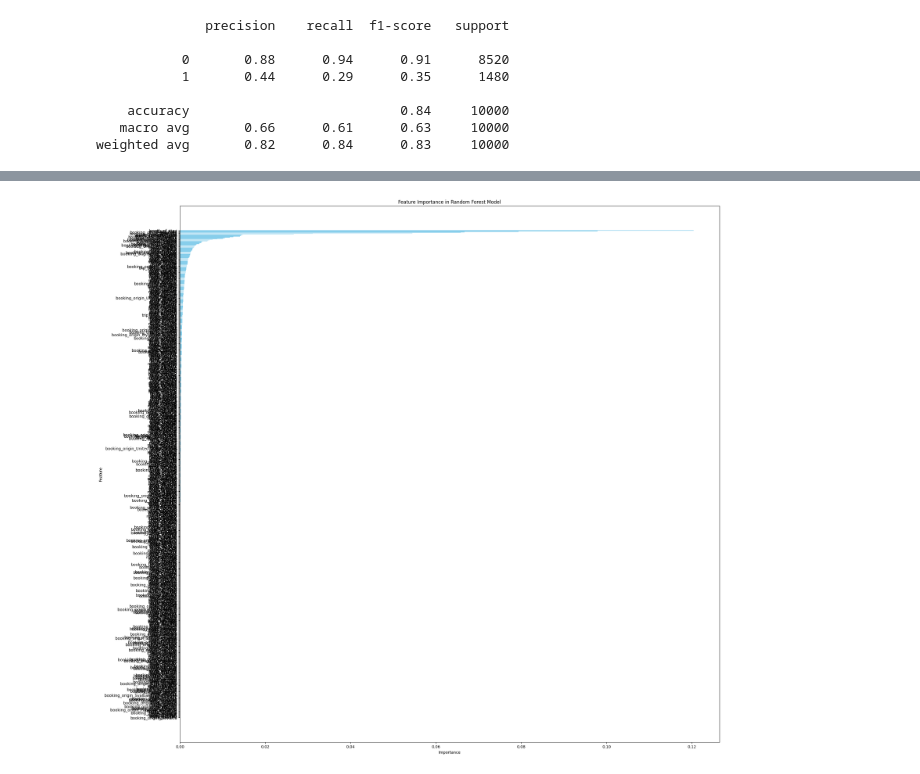
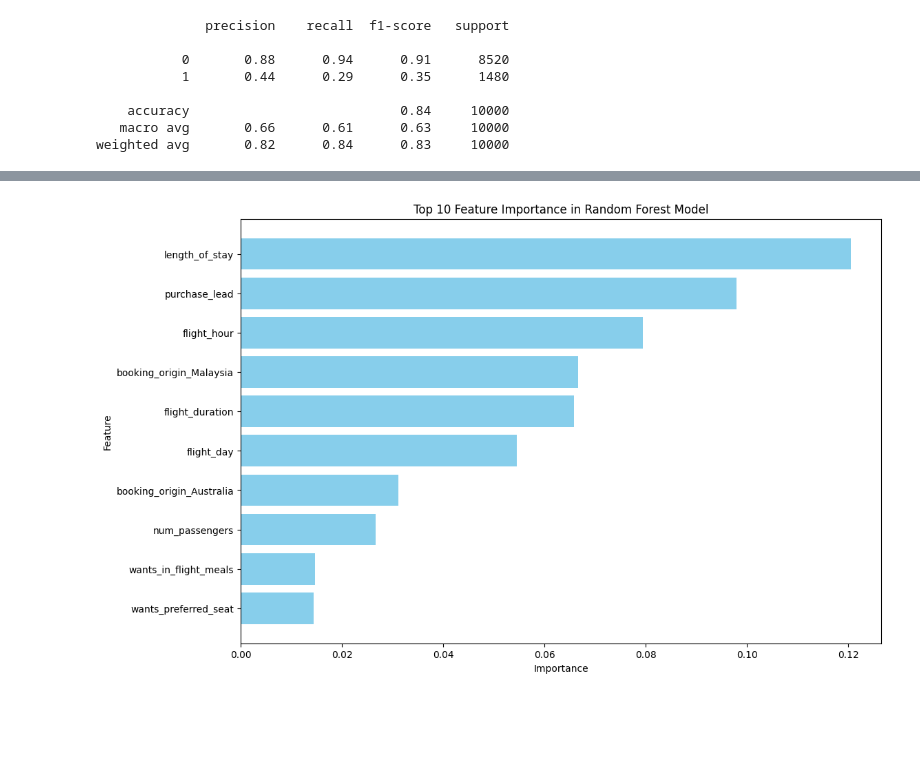
Before and after one commit to 21407alfredmunga/forage, a Jupyter notebook: British_airways_model.ipynb, the cells around one changed output, grey strips where cells are left out. Cells and saved outputs as stored; diff of their text form; code cells hidden in the pictures; blank space fills up the shorter version.

```diff
--- a/British_airways_model.ipynb
+++ b/British_airways_model.ipynb
@@ -216,30 +217,31 @@ print(feature_importance_df)
 
 [913 rows x 2 columns]
 # %%
-import pandas as pd
-import matplotlib.pyplot as plt
 
 # Assuming you have already trained your model and calculated feature importance
 feature_importance = rf.feature_importances_
 
 # Create a DataFrame for better visualization
 feature_importance_df = pd.DataFrame({
     'Feature': X.columns,
     'Importance': feature_importance
 }).sort_values(by='Importance', ascending=False)
 
+# Select only the top 10 features
+top_10_features = feature_importance_df.head(10)
+
 # Plot feature importance
-plt.figure(figsize=(25, 25))
-plt.barh(feature_importance_df['Feature'], feature_importance_df['Importance'], color='skyblue')
+plt.figure(figsize=(12, 8))
+plt.barh(top_10_features['Feature'], top_10_features['Importance'], color='skyblue')
 plt.xlabel('Importance')
 plt.ylabel('Feature')
-plt.title('Feature Importance in Random Forest Model')
+plt.title('Top 10 Feature Importance in Random Forest Model')
 plt.gca().invert_yaxis()  # Invert y-axis to show highest at the top
 
 # Save the figure
-plt.savefig('feature_importance.png', bbox_inches='tight')  # You can change the filename and format
+plt.savefig('top_10_feature_importance.png', bbox_inches='tight')
 
 # Optionally, you can display the plot as well
 plt.show()
 # %% [output]
-[figure, old version]
+[figure, new version]
```
Also changed, not shown: parts of 5 cells of this notebook, 2 other files.
